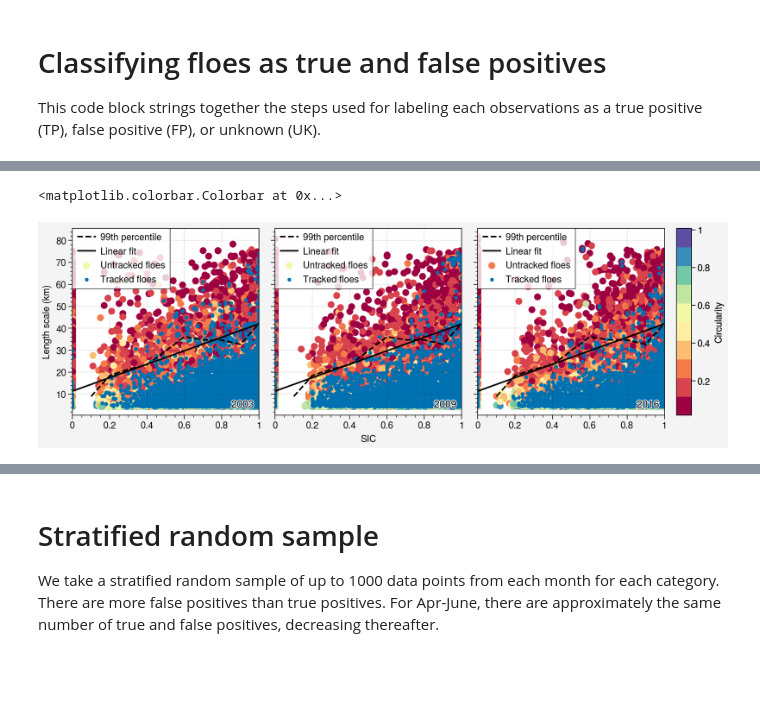
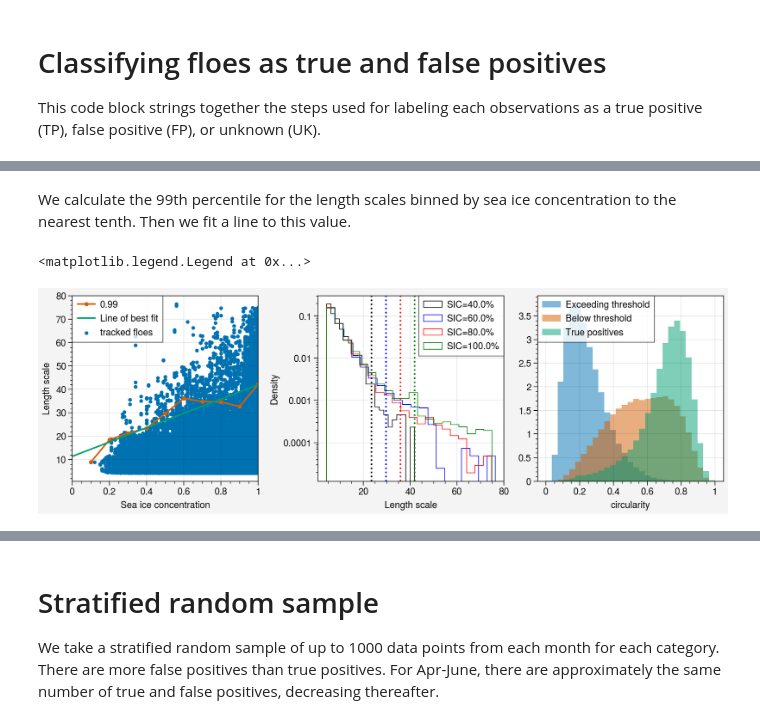
Before and after one commit to WilhelmusLab/process_fram_strait_v0, a Jupyter notebook: notebooks/logistic_regression_classifier.ipynb, the cells around one changed output, grey strips where cells are left out. Saved outputs shown, nothing was run; the diff lists cells and outputs as text; code cells hidden in the pictures; blank space fills up the shorter version.

Commit message:
Adding additional thresholding in floe labeling

```diff
--- a/notebooks/logistic_regression_classifier.ipynb
+++ b/notebooks/logistic_regression_classifier.ipynb
@@ -87,60 +149,45 @@ This code block strings together the steps used for labeling each observations a
+# %% [markdown]
+We calculate the 99th percentile for the length scales binned by sea ice concentration to the nearest tenth. Then we fit a line to this value.
 # %%
-# load satellite image, and raw flow overlay
-from scipy.stats import linregress
-
-all_data['sic'] = np.round(all_data.nsidc_sic, 1)
-result = all_data.loc[:, ['sic', 'area']].groupby('sic').quantile([0.25, 0.5, 0.75, 0.99])
+ift_all = pd.concat([ift_dfs[year] for year in ift_dfs])
+all_tp_data = ift_all.loc[ift_all.classification == 'TP', :].copy()
+all_tp_data['sic'] = np.round(all_tp_data.nsidc_sic, 1)
+result = all_tp_data.loc[:, ['sic', 'area']].groupby('sic').quantile([0.99])
 result.index.names = ['sic', 'quantile']
 result = result.pivot_table(index='sic', columns='quantile', values='area')
 
-result['IQR'] = result[0.75] - result[0.25]
-max_area = result[0.99] + result['IQR']*1.5
+# Define a threshold function based on the 99th percentile of length scale for tracked floes
 params = linregress(result[0.99].index, np.sqrt(result[0.99].values)*0.25)
 threshold = lambda x: params.slope * x + params.intercept
+
 fig, ax = pplt.subplots(ncols=3, share=False)
 ax[0].scatter(all_data['nsidc_sic'].values, np.sqrt(all_data['area'])*0.25, marker='.', label='tracked floes')
 ax[0].plot(np.sqrt(result[0.99])*0.25, marker='.')
 x = np.linspace(0, 1, 10)
-ax[0].plot(x, bestfit(x), label='Line of best fit')
+ax[0].plot(x, threshold(x), label='Line of best fit')
 ax[0].legend(ncols=1)
 for sic, c in zip([0.4, 0.6, 0.8, 1.0], ['k', 'b', 'r', 'g']):
-    L = np.sqrt(all_data.loc[all_data.sic == sic, 'area'])*0.25
+    L = np.sqrt(all_tp_data.loc[all_tp_data.sic == sic, 'area'])*0.25
 
-    ax[1].hist(np.sqrt(all_data.loc[all_data.sic == sic, 'area'])*0.25, bins=20, alpha=1, color=c,
+    ax[1].hist(np.sqrt(all_tp_data.loc[all_tp_data.sic == sic, 'area'])*0.25, bins=20, alpha=1, color=c,
                histtype='step', density=True, label='SIC=' + str(sic*100) + '%')
-    ax[1].axvline(bestfit(sic), color=c, ls=':')
+    ax[1].axvline(threshold(sic), color=c, ls=':')
 ax[1].format(yscale='log', xlabel='Length scale', ylabel='Density')
 ax[0].format(ylabel='Length scale', xlabel='Sea ice concentration')
 ax[1].legend(ncols=1, loc='ur')
 
 # Plot data with non-zero and non-infinite circularity, and with sea ice present
 df = ift_all.loc[(ift_all.circularity > 0) & (ift_all.nsidc_sic <= 1)]
 df = df.loc[(df.circularity <= 1)]
-print(df['nsidc_sic'].max())
+
 df['L'] = np.sqrt(df['area'])*0.25 # length scale in kilometers
 df['excess'] = df['L'] > threshold(df['nsidc_sic'])
-ax[2].hist(df.loc[df.excess, 'circularity'], alpha=0.5, density=True, label='Exceeding threshold')
-ax[2].hist(df.loc[~df.excess, 'circularity'], alpha=0.5, density=True, label='Below threshold')
+ax[2].hist(df.loc[df.excess, 'circularity'], alpha=0.5, density=True, label='Exceeding threshold', bins=np.linspace(0, 1, 30))
+ax[2].hist(df.loc[~df.excess, 'circularity'], alpha=0.5, density=True, label='Below threshold', bins=np.linspace(0, 1, 30))
 
 # add comparison to the true positive data
-ax[2].hist(all_data.loc[all_data.classification=='TP', 'circularity'], alpha=0.5, density=True, label='True positives')
+ax[2].hist(all_data.loc[all_data.classification=='TP', 'circularity'], alpha=0.5, density=True, label='True positives', bins=np.linspace(0, 1, 30))
 ax[2].legend(loc='ul', ncols=1)
+# %% [output]
+<matplotlib.legend.Legend at 0x...>
+[figure, added]
-# %%
-fig, axs = pplt.subplots(ncols=3)
-for ax, year in zip(axs, [2003, 2009, 2016]):
-    df = ift_dfs[year]
-    df = df.loc[(df.nsidc_sic <= 1) & (df.area > 300)]
-    c = ax.scatter(df.nsidc_sic.values, np.sqrt(df.area) * 0.25,
-                   c=df.circularity, cmap='spectral', label='Untracked floes', N=10)
-
-    ax.scatter(df.loc[df.floe_id != 'unmatched', 'nsidc_sic'].values,
-               np.sqrt(df.loc[df.floe_id != 'unmatched', 'area'].values) * 0.25, marker='.', label='Tracked floes')
-    ax.format(ylabel='Length scale (km)', xlabel='SIC', lrtitle=year)
-
-    ax.plot(np.sqrt(result[0.99])*0.25, marker='', color='k', ls='--', label='99th percentile')
-    ax.plot(x, bestfit(x), color='k', label='Linear fit')
-    ax.legend(loc='ul', ncols=1)
-fig.colorbar(c, loc='r', label='Circularity')
-# %% [output]
-<matplotlib.colorbar.Colorbar at 0x...>
-[figure, removed]
```
Also changed, not shown: parts of 42 cells of this notebook, 3 other files.
